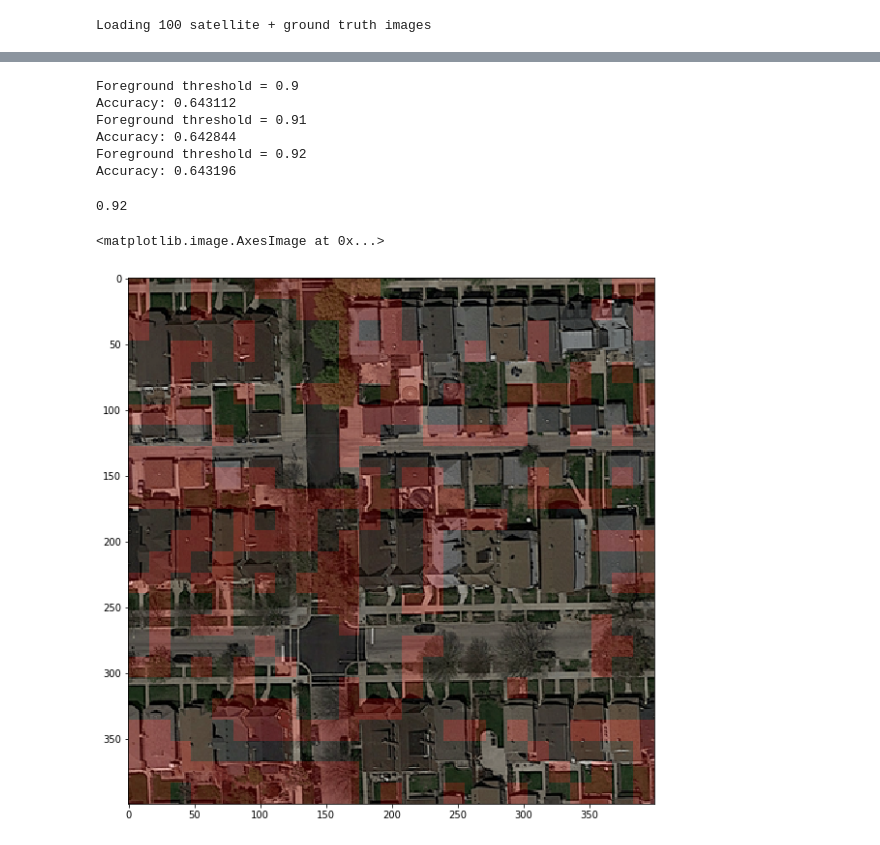
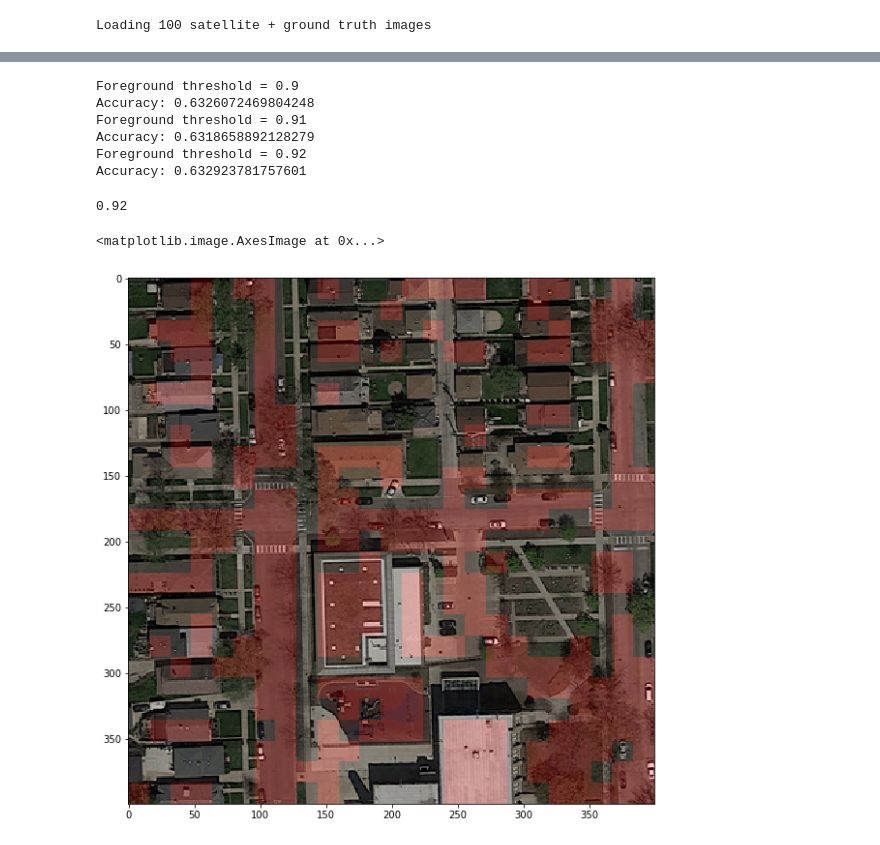
Before and after one commit to pdedumast/ML_project2, a Jupyter notebook: road_sementation_Filter.ipynb, the cells around one changed output, grey strips where cells are left out. Cells and saved outputs as stored; diff of their text form; code cells hidden in the pictures.

```diff
--- a/road_sementation_Filter.ipynb
+++ b/road_sementation_Filter.ipynb
@@ -41,31 +41,3 @@ gt_imgs = [load_image(gt_dir + files[i]) for i in range(n)]
 print("Loading " + str(n) + " satellite + ground truth images")
 # %% [output]
 Loading 100 satellite + ground truth images
-# %%
-fig=plt.figure(figsize=(20, 14),facecolor='w', edgecolor='k')
-
-# Get rotated images
-# from existing images
-#
-# rgb=True if the image is a colored image
-# otherwise False
-def get_rotated_images(imgs,rgb=True):
-    rotation = [0,90,180,270]
-    rotated_images = []
-    for img in imgs:
-        for idx,r in enumerate(rotation):
-            if(rgb):
-                rows,cols,_ = img.shape
-            else:
-                rows,cols = img.shape
-            M = cv2.getRotationMatrix2D((cols/2,rows/2),r,1)
-            dst = cv2.warpAffine(img,M,(cols,rows))
-            rotated_images.append(dst)
-    return rotated_images
-
-imgs = get_rotated_images(imgs,True)
-gt_imgs = get_rotated_images(gt_imgs,False)
-
-n = len(imgs)
-
-print("Loading " + str(n) + " satellite + ground truth images")
@@ -76,8 +50,8 @@ Loading 400 satellite + ground truth images
 # Extract patches from input images
 patch_size = 16 # each patch is 16*16 pixels
 
-img_patches = [img_crop(imgs[i], patch_size, patch_size) for i in range(n)]
-gt_patches = [img_crop(gt_imgs[i], patch_size, patch_size) for i in range(n)]
+img_patches = [img_crop_train(imgs[i], patch_size, patch_size) for i in range(n)]
+gt_patches = [img_crop_train(gt_imgs[i], patch_size, patch_size) for i in range(n)]
 
 # Linearize list of patches
 img_patches = np.asarray([img_patches[i][j] for i in range(len(img_patches)) for j in range(len(img_patches[i]))])
@@ -181,11 +155,11 @@ for threshold in foreground_threshold:
     print("Accuracy: {}".format(acc))
 # %% [output]
 Foreground threshold = 0.9
-Accuracy: 0.643112
+Accuracy: 0.6326072469804248
 Foreground threshold = 0.91
-Accuracy: 0.642844
+Accuracy: 0.6318658892128279
 Foreground threshold = 0.92
-Accuracy: 0.643196
+Accuracy: 0.632923781757601
 # %%
 # Get best parameter
 ind_max = np.argmax(acc_threshold)
@@ -220,25 +216,28 @@ create_submission(Z_test, "submission_priscille.csv")
 # %%
 import random
 patch_size = 16
 
 # Run prediction on the img_idx-th image
 img_idx = random.randint(0,n-1)
+img_idx = 1
+
 patch_size = 16
 Xi = extract_img_features(image_dir + files[img_idx])
 Xi = features_augmentation(Xi)
 Zi = logreg.predict(Xi)
 
 # Display prediction as an image
 w = gt_imgs[img_idx].shape[0]
 h = gt_imgs[img_idx].shape[1]
+
 predicted_im = label_to_img(w, h, patch_size, patch_size, Zi)
 cimg = concatenate_images(imgs[img_idx], predicted_im)
 fig1 = plt.figure(figsize=(10, 10)) # create a figure with the default size
 plt.imshow(cimg, cmap='Greys_r')
 
 new_img = make_img_overlay(imgs[img_idx], predicted_im)
 
 plt.imshow(new_img)
 # %% [output]
 <matplotlib.image.AxesImage at 0x...>
-[figure, old version]
+[figure, new version]
```
Also changed, not shown: parts of 9 cells of this notebook, 1 other file.
